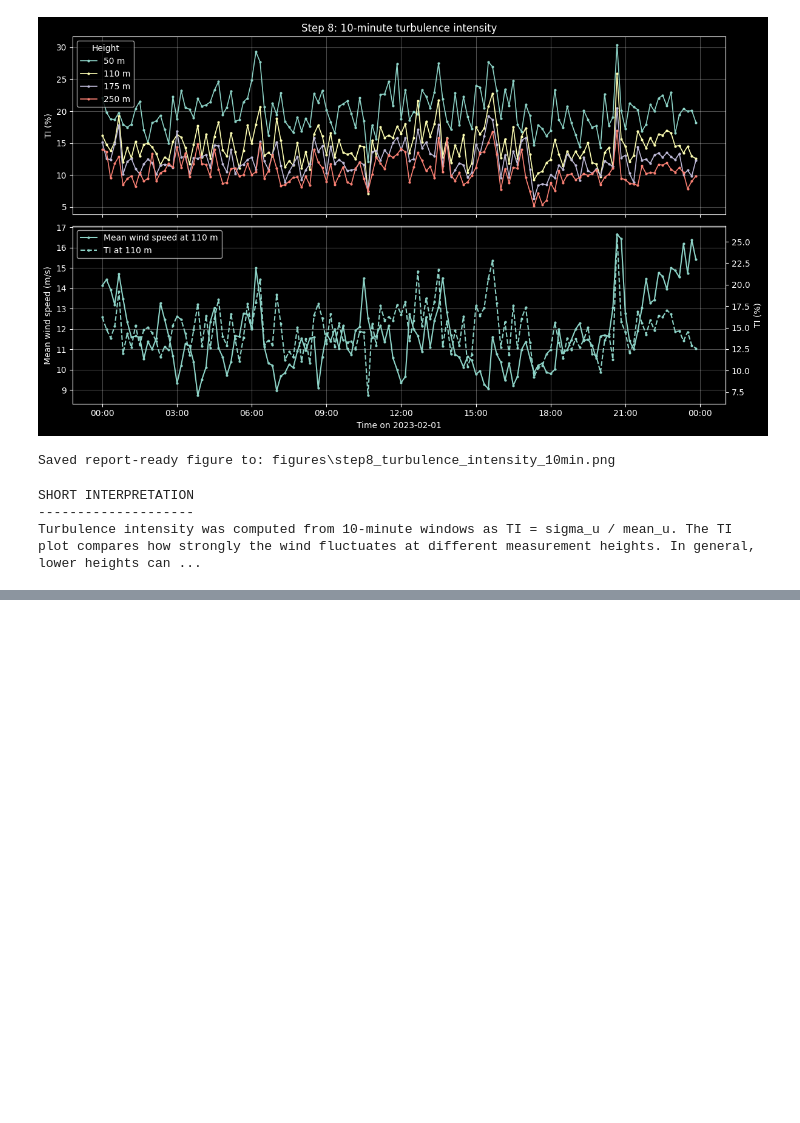
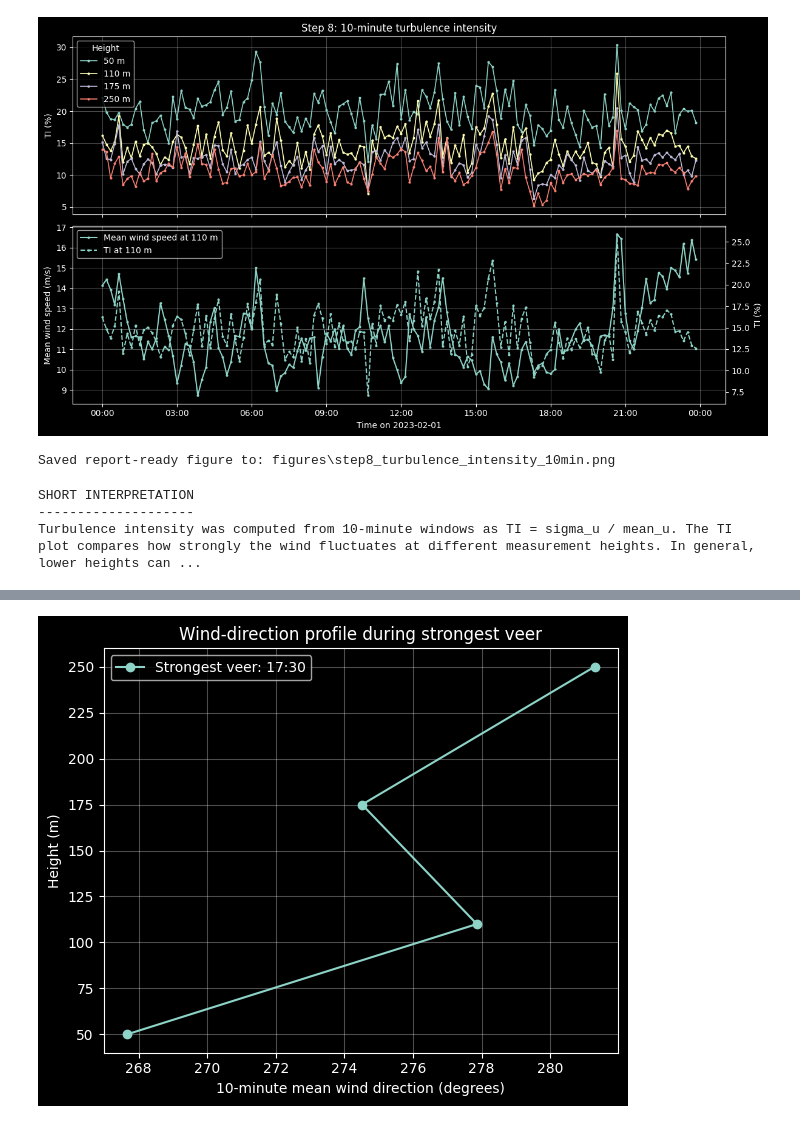
Before and after one commit to KaluInnocentOkoro/wind_physics_measurement_project, a Jupyter notebook: topic_2_energy_meteorology.ipynb, the cells around one changed output, grey strips where cells are left out. Drawn from its saved outputs; the diff is of its cells as text; code cells hidden in the pictures; blank space fills up the shorter version.

```diff
--- a/topic_2_energy_meteorology.ipynb
+++ b/topic_2_energy_meteorology.ipynb
@@ -1408,0 +1860,29 @@ Turbulence intensity was computed from 10-minute windows as TI = sigma_u / mean_
+# %%
+# ------------------------------------------------------------
+# Profile plot: wind direction profile at strongest veer
+# ------------------------------------------------------------
+# This plot shows how wind direction changes with height during the
+# strongest veer period.
+
+fig, ax = plt.subplots(figsize=(6, 5))
+
+direction_profile = direction_10min.loc[strongest_veer_time, direction_cols]
+
+ax.plot(
+    direction_profile.values,
+    heights_direction,
+    marker="o",
+    linewidth=1.5,
+    label=f"Strongest veer: {strongest_veer_time.strftime('%H:%M')}"
+)
+
+ax.set_title("Wind-direction profile during strongest veer")
+ax.set_xlabel("10-minute mean wind direction (degrees)")
+ax.set_ylabel("Height (m)")
+ax.legend()
+ax.grid(True, alpha=0.3)
+
+plt.tight_layout()
+plt.show()
+# %% [output]
+[figure, added]
```
Also changed, not shown: parts of 11 cells of this notebook.
